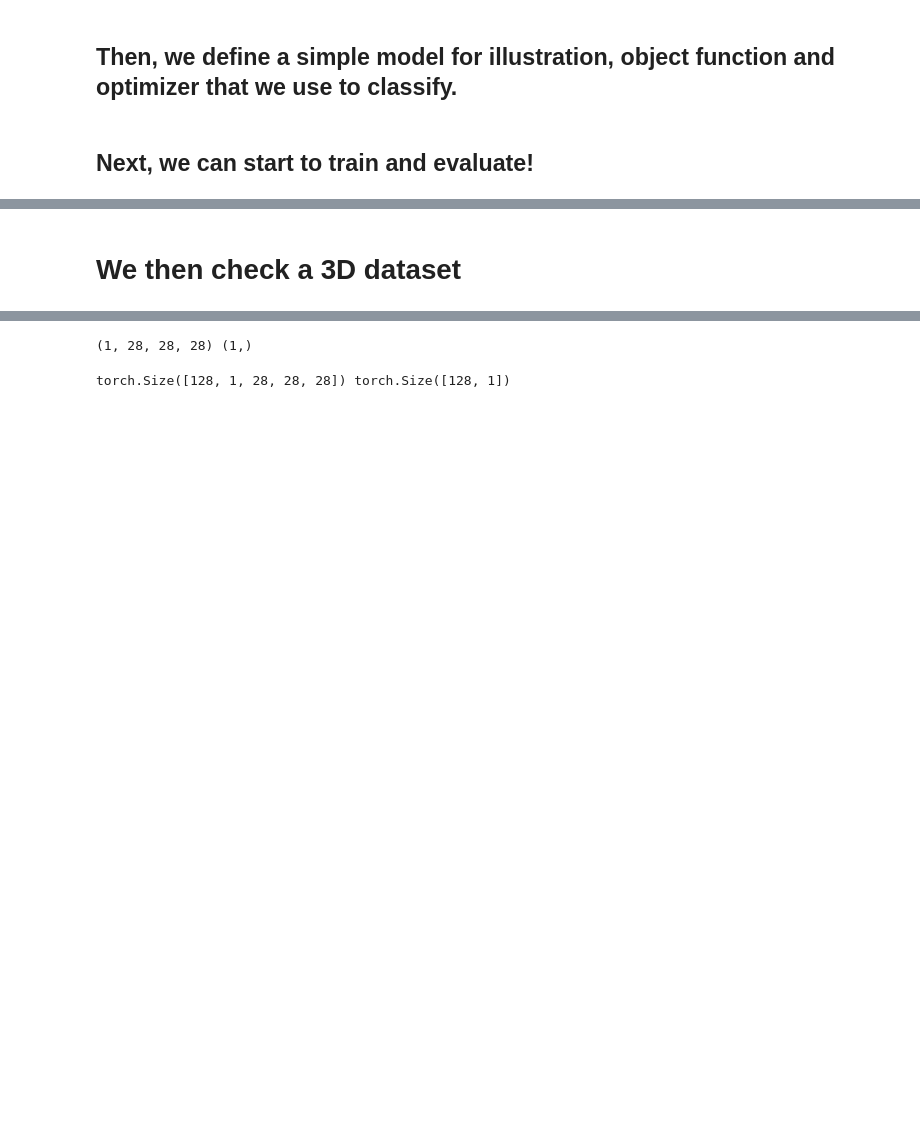
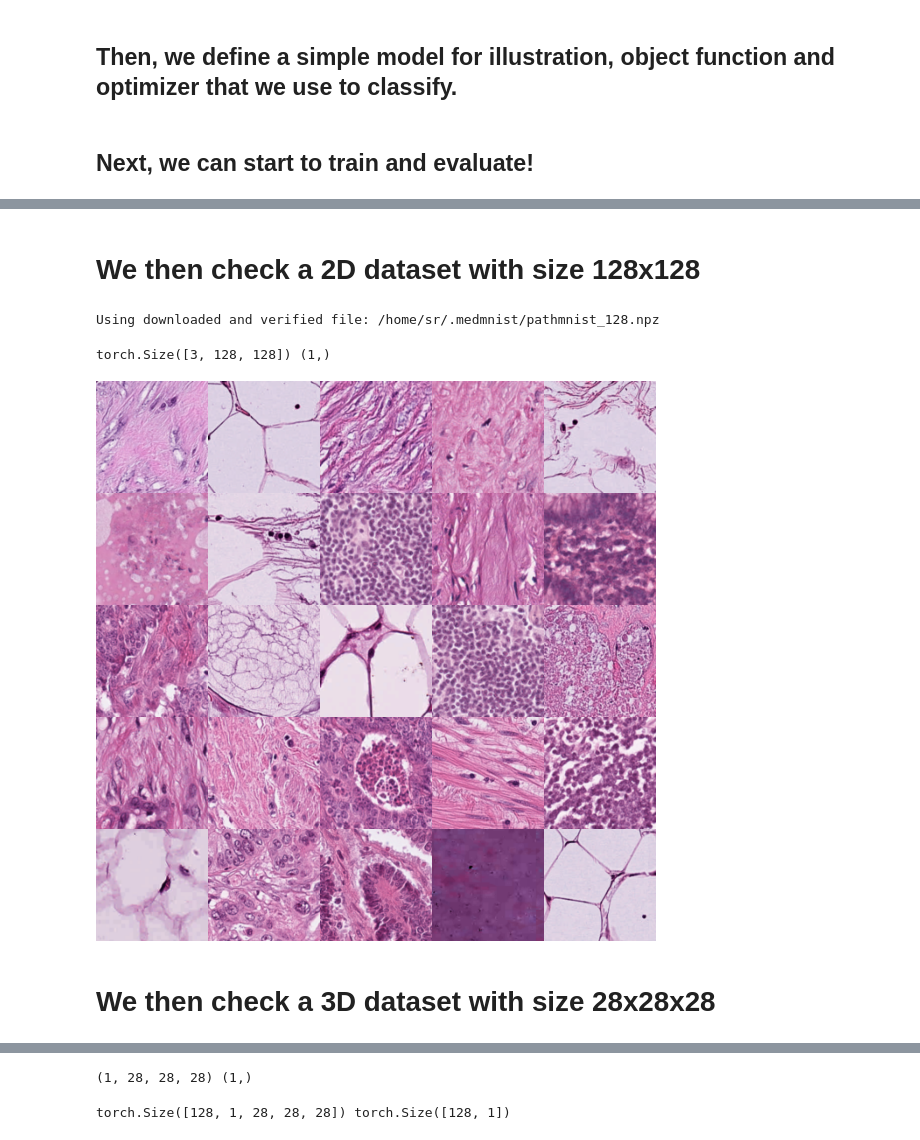
Before and after one commit to MedMNIST/MedMNIST, a Jupyter notebook: examples/getting_started.ipynb, the cells around one changed output, grey strips where cells are left out. Cells and saved outputs as stored; diff of their text form; code cells hidden in the pictures; blank space fills up the shorter version.

Commit message:
add examples for v3 larger size

```diff
--- a/examples/getting_started.ipynb
+++ b/examples/getting_started.ipynb
@@ -219,5 +221,31 @@ test  auc: 0.932  acc:0.556
+# %% [markdown]
+# We then check a 2D dataset with size 128x128
+# %%
+data_flag = 'pathmnist'
+download = True
+
+info = INFO[data_flag]
+DataClass = getattr(medmnist, info['python_class'])
+
+# load the data
+train_dataset = DataClass(split='train', transform=data_transform, download=download, size=128, mmap_mode='r')
+
+# encapsulate data into dataloader form
+train_loader = data.DataLoader(dataset=train_dataset, batch_size=BATCH_SIZE, shuffle=True)
+# %% [output]
+Using downloaded and verified file: /home/sr/.medmnist/pathmnist_128.npz
+# %%
+x, y = train_dataset[0]
+
+print(x.shape, y.shape)
+# %% [output]
+torch.Size([3, 128, 128]) (1,)
+# %%
+train_dataset.montage(length=5)
+# %% [output]
+[figure, added]
 # %% [markdown]
-# We then check a 3D dataset
+# We then check a 3D dataset with size 28x28x28
 # %%
 data_flag = 'organmnist3d'
 download = True
```
Also changed, not shown: parts of 16 cells of this notebook, 2 other files.
